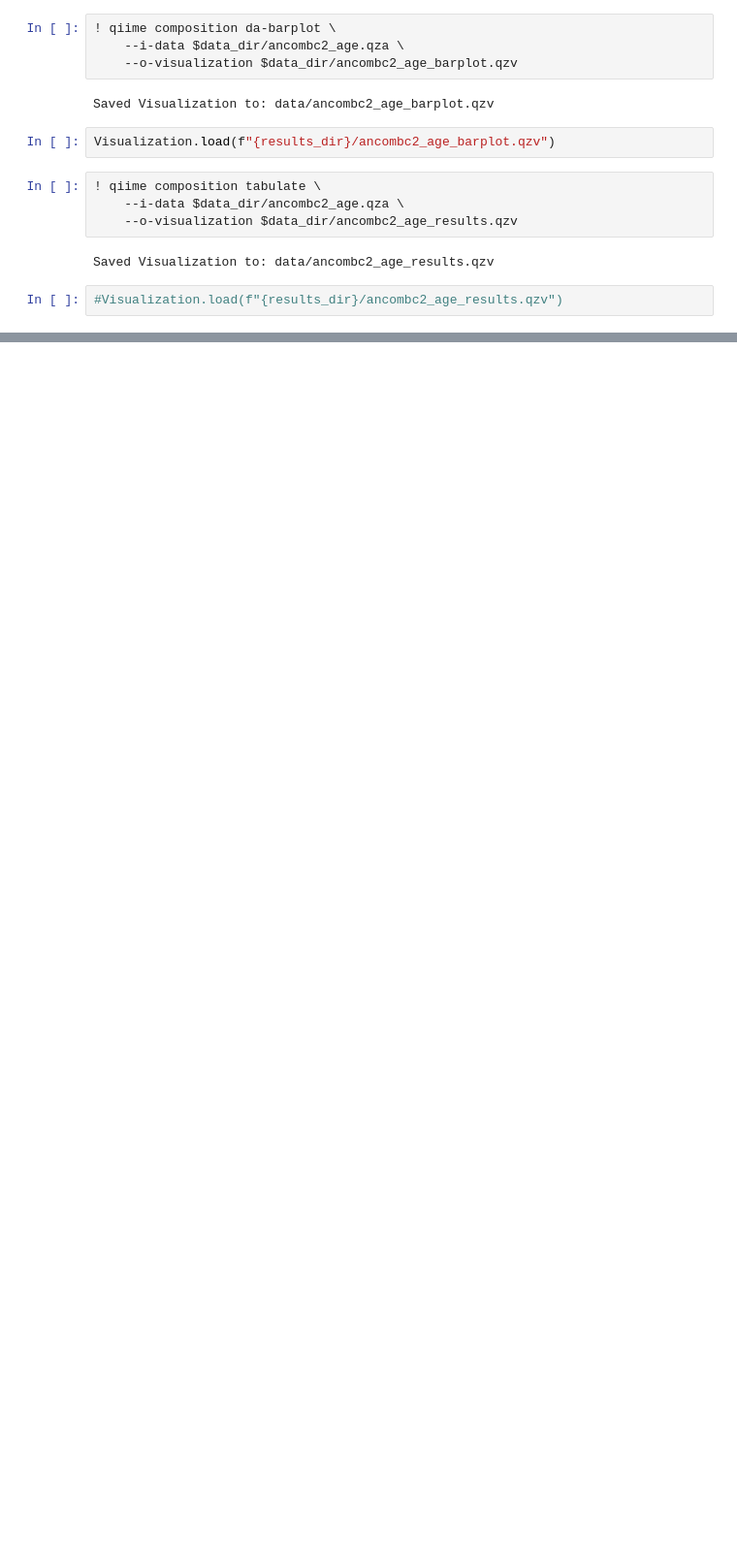
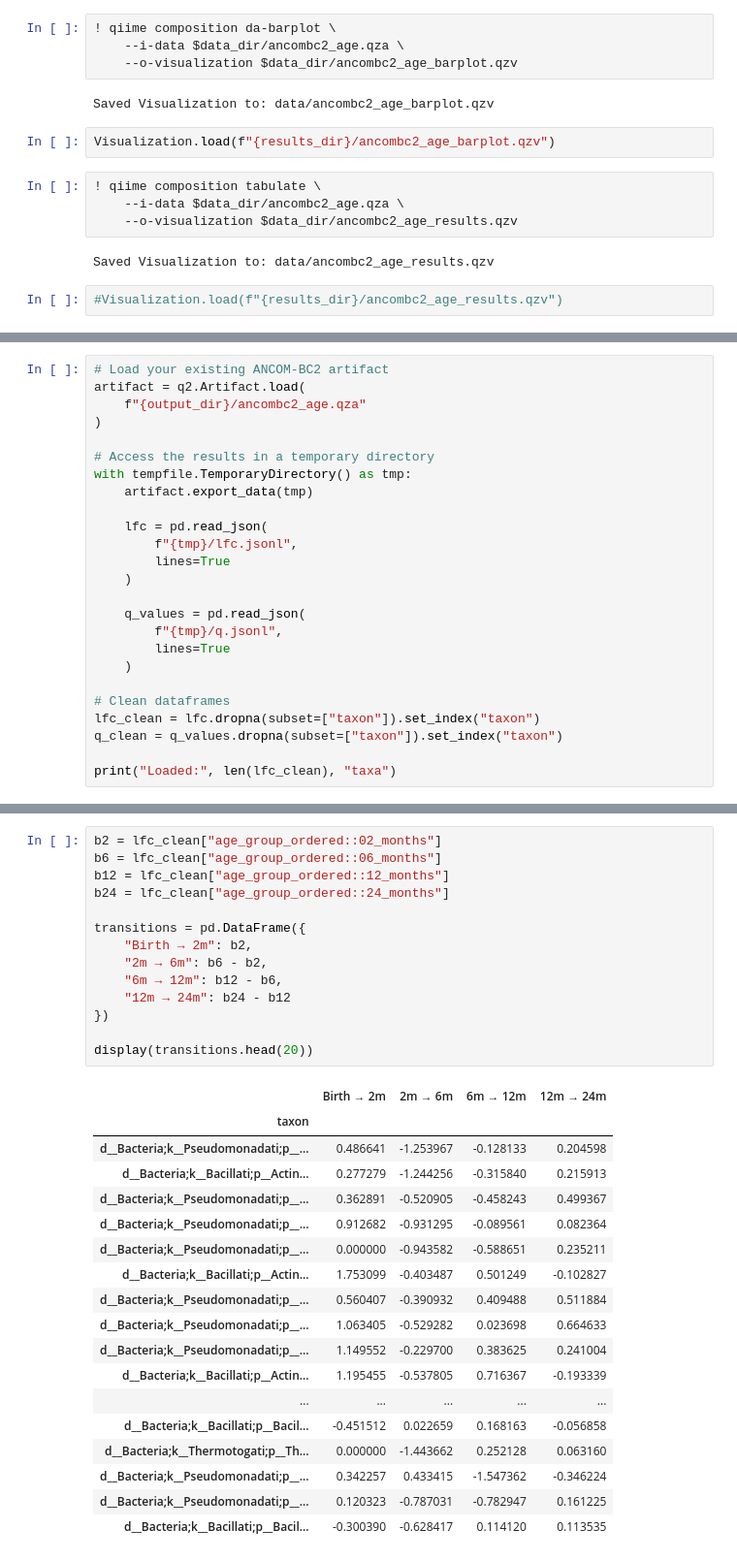
Before and after one commit to tpayer-eng/MicroOdyssey_clean, a Jupyter notebook: scripts/02_taxonomicclassification/Taxonomic_annotation_heatmap.ipynb, the cells around one changed output, grey strips where cells are left out. Shown at 97% size. Drawn from its saved outputs; the diff is of its cells as text; blank space fills up the shorter version.

```diff
--- a/scripts/02_taxonomicclassification/Taxonomic_annotation_heatmap.ipynb
+++ b/scripts/02_taxonomicclassification/Taxonomic_annotation_heatmap.ipynb
@@ -176,0 +216,25 @@ Saved Visualization to: data/ancombc2_age_results.qzv
+# %%
+# Load your existing ANCOM-BC2 artifact
+artifact = q2.Artifact.load(
+    f"{output_dir}/ancombc2_age.qza"
+)
+
+# Access the results in a temporary directory
+with tempfile.TemporaryDirectory() as tmp:
+    artifact.export_data(tmp)
+
+    lfc = pd.read_json(
+        f"{tmp}/lfc.jsonl",
+        lines=True
+    )
+
+    q_values = pd.read_json(
+        f"{tmp}/q.jsonl",
+        lines=True
+    )
+
+# Clean dataframes
+lfc_clean = lfc.dropna(subset=["taxon"]).set_index("taxon")
+q_clean = q_values.dropna(subset=["taxon"]).set_index("taxon")
+
+print("Loaded:", len(lfc_clean), "taxa")
@@ -176,0 +243,33 @@ Saved Visualization to: data/ancombc2_age_results.qzv
+# %%
+b2 = lfc_clean["age_group_ordered::02_months"]
+b6 = lfc_clean["age_group_ordered::06_months"]
+b12 = lfc_clean["age_group_ordered::12_months"]
+b24 = lfc_clean["age_group_ordered::24_months"]
+
+transitions = pd.DataFrame({
+    "Birth → 2m": b2,
+    "2m → 6m": b6 - b2,
+    "6m → 12m": b12 - b6,
+    "12m → 24m": b24 - b12
+})
+
+display(transitions.head(20))
+# %% [output]
+|  | Birth → 2m | 2m → 6m | 6m → 12m | 12m → 24m |
+| taxon |  |  |  |  |
+| d__Bacteria;k__Pseudomonadati;p__... | 0.486641 | -1.253967 | -0.128133 | 0.204598 |
+| d__Bacteria;k__Bacillati;p__Actin... | 0.277279 | -1.244256 | -0.315840 | 0.215913 |
+| d__Bacteria;k__Pseudomonadati;p__... | 0.362891 | -0.520905 | -0.458243 | 0.499367 |
+| d__Bacteria;k__Pseudomonadati;p__... | 0.912682 | -0.931295 | -0.089561 | 0.082364 |
+| d__Bacteria;k__Pseudomonadati;p__... | 0.000000 | -0.943582 | -0.588651 | 0.235211 |
+| d__Bacteria;k__Bacillati;p__Actin... | 1.753099 | -0.403487 | 0.501249 | -0.102827 |
+| d__Bacteria;k__Pseudomonadati;p__... | 0.560407 | -0.390932 | 0.409488 | 0.511884 |
+| d__Bacteria;k__Pseudomonadati;p__... | 1.063405 | -0.529282 | 0.023698 | 0.664633 |
+| d__Bacteria;k__Pseudomonadati;p__... | 1.149552 | -0.229700 | 0.383625 | 0.241004 |
+| d__Bacteria;k__Bacillati;p__Actin... | 1.195455 | -0.537805 | 0.716367 | -0.193339 |
+| ... | ... | ... | ... | ... |
+| d__Bacteria;k__Bacillati;p__Bacil... | -0.451512 | 0.022659 | 0.168163 | -0.056858 |
+| d__Bacteria;k__Thermotogati;p__Th... | 0.000000 | -1.443662 | 0.252128 | 0.063160 |
+| d__Bacteria;k__Pseudomonadati;p__... | 0.342257 | 0.433415 | -1.547362 | -0.346224 |
+| d__Bacteria;k__Pseudomonadati;p__... | 0.120323 | -0.787031 | -0.782947 | 0.161225 |
+| d__Bacteria;k__Bacillati;p__Bacil... | -0.300390 | -0.628417 | 0.114120 | 0.113535 |
```
Also changed, not shown: parts of 8 cells of this notebook.
